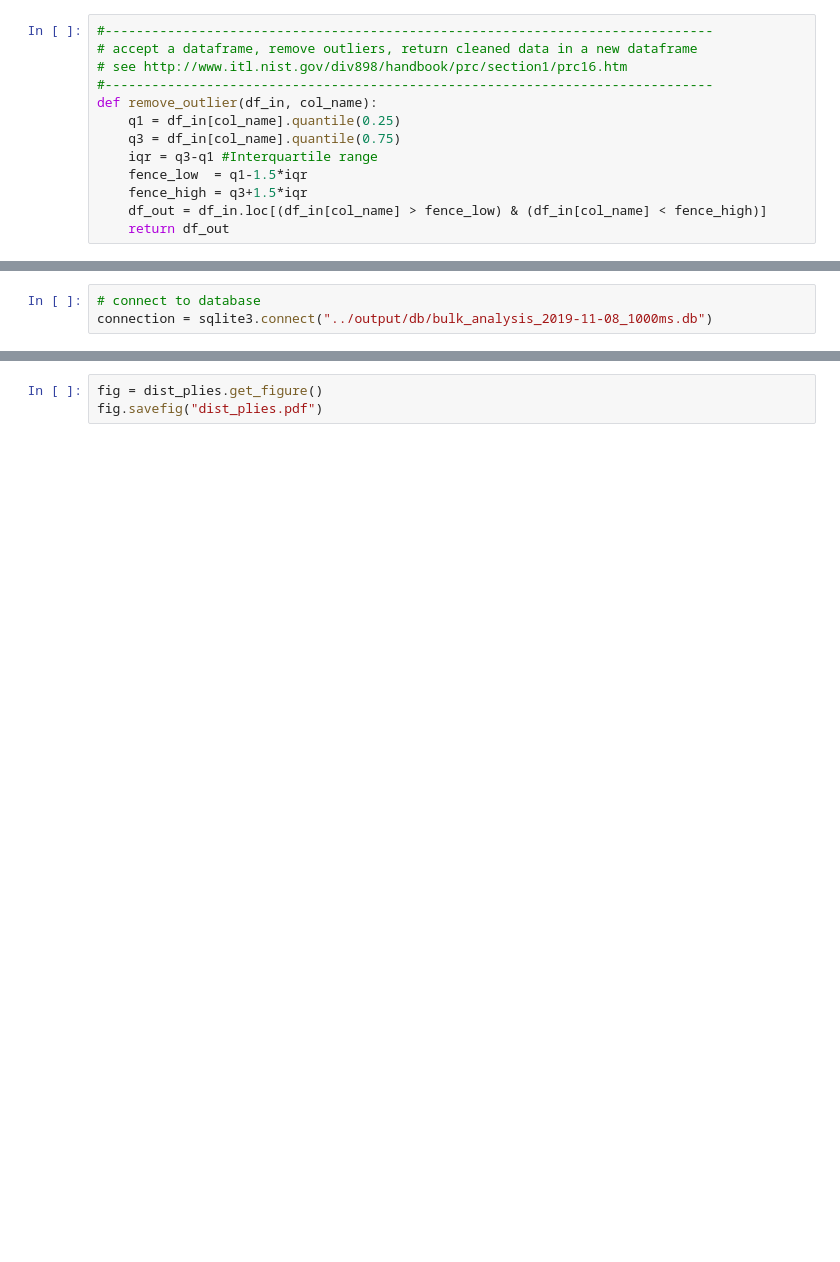
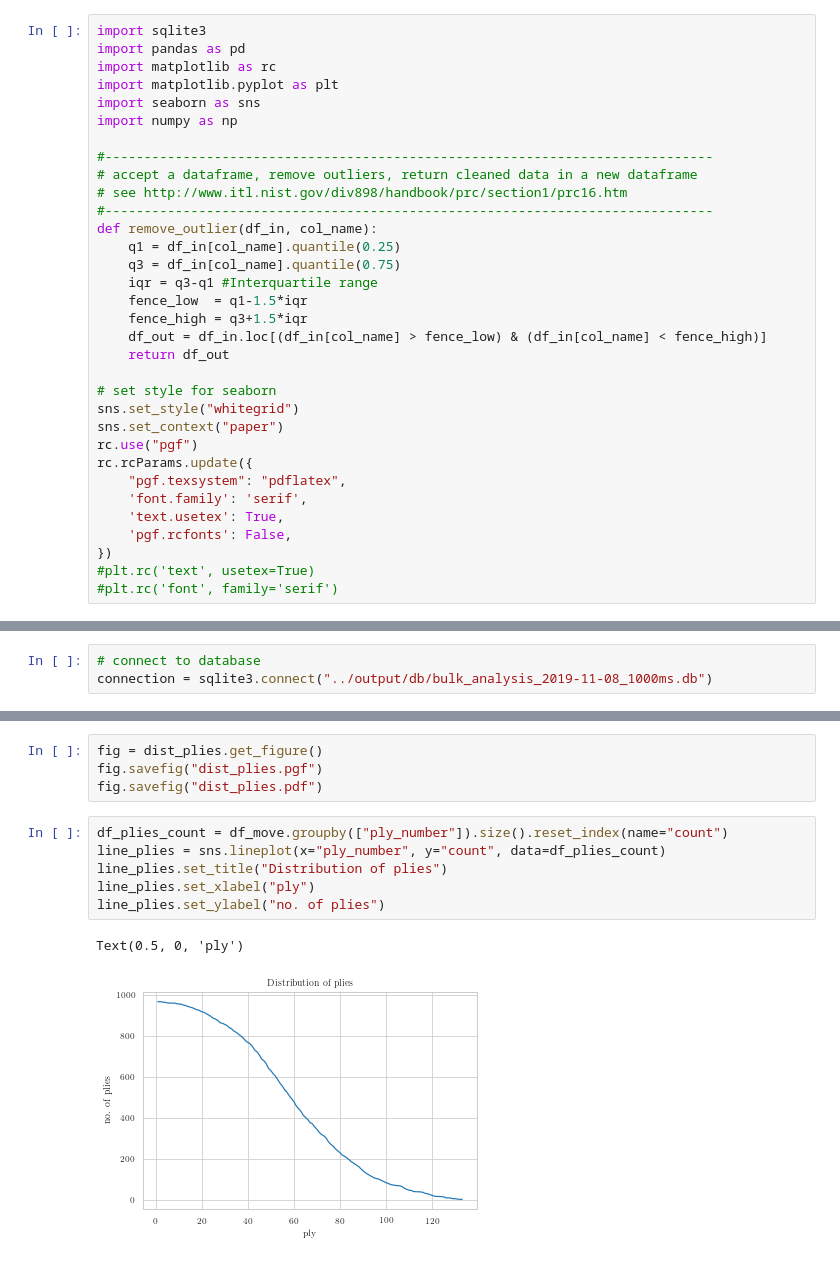
Before and after one commit to endoffline/chess_analytics, a Jupyter notebook: graphs/score_vs_score_change.ipynb, the cells around one changed output, grey strips where cells are left out. Cells and saved outputs as stored; diff of their text form; blank space fills up the shorter version.

Commit message:
updated graphs

```diff
--- a/graphs/score_vs_score_change.ipynb
+++ b/graphs/score_vs_score_change.ipynb
@@ -8,4 +1,11 @@ import numpy as np
 # %%
+import sqlite3
+import pandas as pd
+import matplotlib as rc
+import matplotlib.pyplot as plt
+import seaborn as sns
+import numpy as np
+
 #------------------------------------------------------------------------------
 # accept a dataframe, remove outliers, return cleaned data in a new dataframe
 # see http://www.itl.nist.gov/div898/handbook/prc/section1/prc16.htm
@@ -18,3 +18,16 @@ def remove_outlier(df_in, col_name):
     fence_high = q3+1.5*iqr
     df_out = df_in.loc[(df_in[col_name] > fence_low) & (df_in[col_name] < fence_high)]
     return df_out
+
+# set style for seaborn
+sns.set_style("whitegrid")
+sns.set_context("paper")
+rc.use("pgf")
+rc.rcParams.update({
+    "pgf.texsystem": "pdflatex",
+    'font.family': 'serif',
+    'text.usetex': True,
+    'pgf.rcfonts': False,
+})
+#plt.rc('text', usetex=True)
+#plt.rc('font', family='serif')
@@ -85,4 +90,14 @@ print(df_plies)
 # %%
 fig = dist_plies.get_figure()
+fig.savefig("dist_plies.pgf")
 fig.savefig("dist_plies.pdf")
+# %%
+df_plies_count = df_move.groupby(["ply_number"]).size().reset_index(name="count")
+line_plies = sns.lineplot(x="ply_number", y="count", data=df_plies_count)
+line_plies.set_title("Distribution of plies")
+line_plies.set_xlabel("ply")
+line_plies.set_ylabel("no. of plies")
+# %% [output]
+Text(0.5, 0, 'ply')
+[figure, added]
 # %%
```
Also changed, not shown: parts of 14 cells of this notebook, 5 other files.
